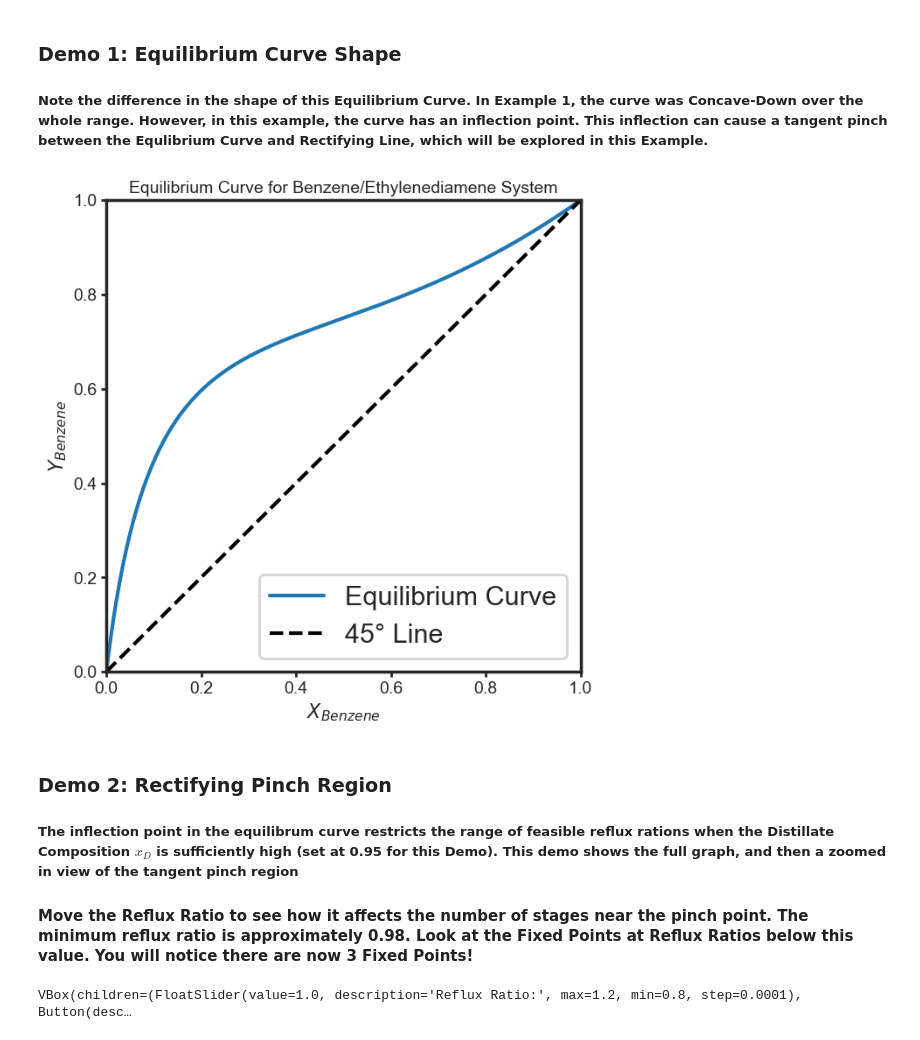
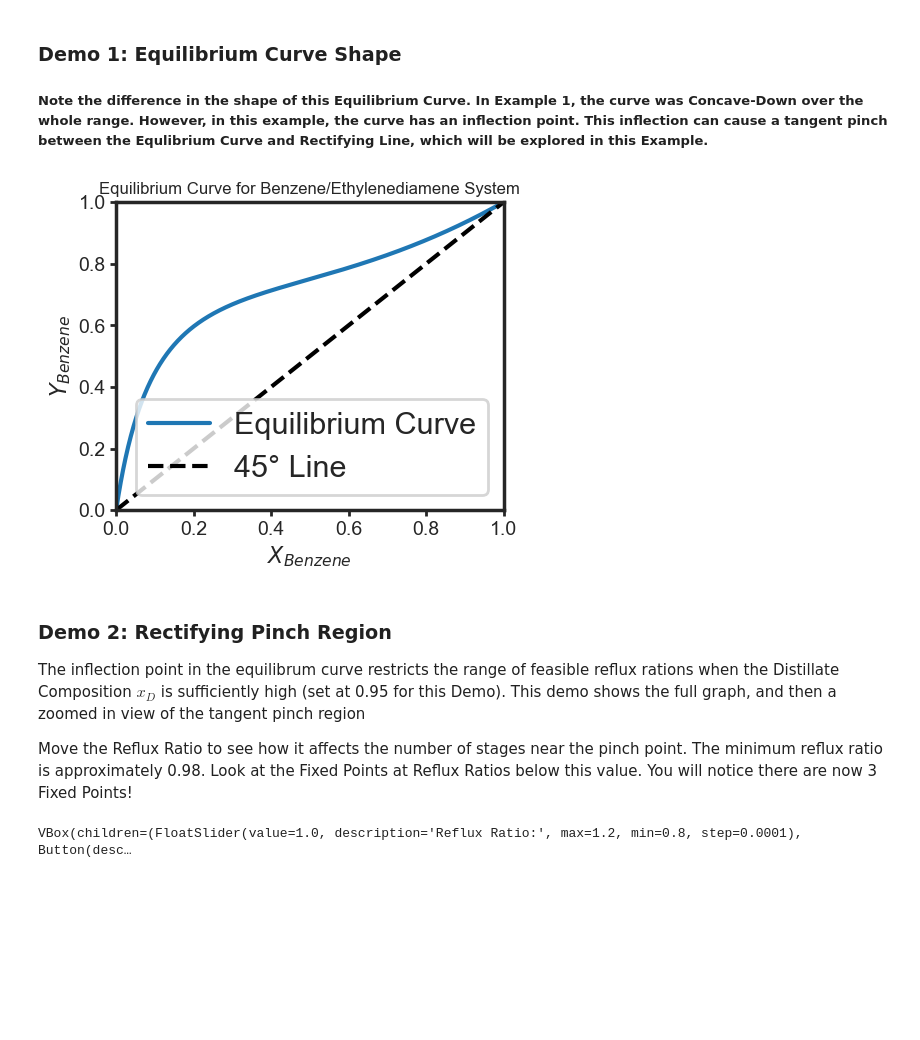
Before and after one commit to AMKCode/ExtractiveDistillationSimulator, a Jupyter notebook: Example3.ipynb, the cells around one changed output. Saved outputs shown, nothing was run; the diff lists cells and outputs as text; code cells hidden in the pictures; blank space fills up the shorter version.

```diff
--- a/Example3.ipynb
+++ b/Example3.ipynb
@@ -23,24 +25,25 @@ from IPython.display import clear_output
 # %%
 #Define empirical relationship
 def xtoy(x):
     a, b = 9, -0.6
     y = a*x/(1+(a-1)*x) +b*x*(1 - x)
     return y
 
 x_axis = np.linspace(0,1,1000)
 y_equib = []
 for i in range(len(x_axis)):
     y_equib.append(xtoy(x_axis[i]))
-fig, ax = plt.subplots(figsize=(7, 7))
+
+fig, ax = plt.subplots(figsize=(5, 4))
 ax.plot(x_axis, y_equib, label = 'Equilibrium Curve')
 ax.plot(x_axis, x_axis, color = 'k', linestyle = '--', label = '45° Line')
 ax.set_xlim(0, 1)
 ax.set_ylim(0, 1)
 ax.tick_params(axis='both', labelsize=14, width = 2, length = 4)
 ax.set_xlabel("$X_{Benzene}$", fontsize = 16)
 ax.set_ylabel("$Y_{Benzene}$", fontsize = 16)
-ax.set_title("Equilibrium Curve for Benzene/Ethylenediamene System", fontsize = 14)
+ax.set_title("Equilibrium Curve for Benzene/Ethylenediamene System", fontsize = 12)
 ax.legend()
 plt.show()
 # %% [output]
-[figure, old version]
+[figure, new version]
@@ -99,7 +124,7 @@ out_oplines = Output()
 # %% [markdown]
 ###  Demo 2: Rectifying Pinch Region
 
-##### The inflection point in the equilibrum curve restricts the range of feasible reflux rations when the Distillate Composition $x_D$ is sufficiently high (set at 0.95 for this Demo).  This demo shows the full graph, and then a zoomed in view of the tangent pinch region
+The inflection point in the equilibrum curve restricts the range of feasible reflux rations when the Distillate Composition $x_D$ is sufficiently high (set at 0.95 for this Demo).  This demo shows the full graph, and then a zoomed in view of the tangent pinch region
 
-#### Move the Reflux Ratio to see how it affects the number of stages near the pinch point.  The minimum reflux ratio is approximately 0.98.  Look at the Fixed Points at Reflux Ratios below this value.  You will notice there are now 3 Fixed Points!
+Move the Reflux Ratio to see how it affects the number of stages near the pinch point.  The minimum reflux ratio is approximately 0.98.  Look at the Fixed Points at Reflux Ratios below this value.  You will notice there are now 3 Fixed Points!
 # %%
```
Also changed, not shown: parts of 10 cells of this notebook, 5 other files.
